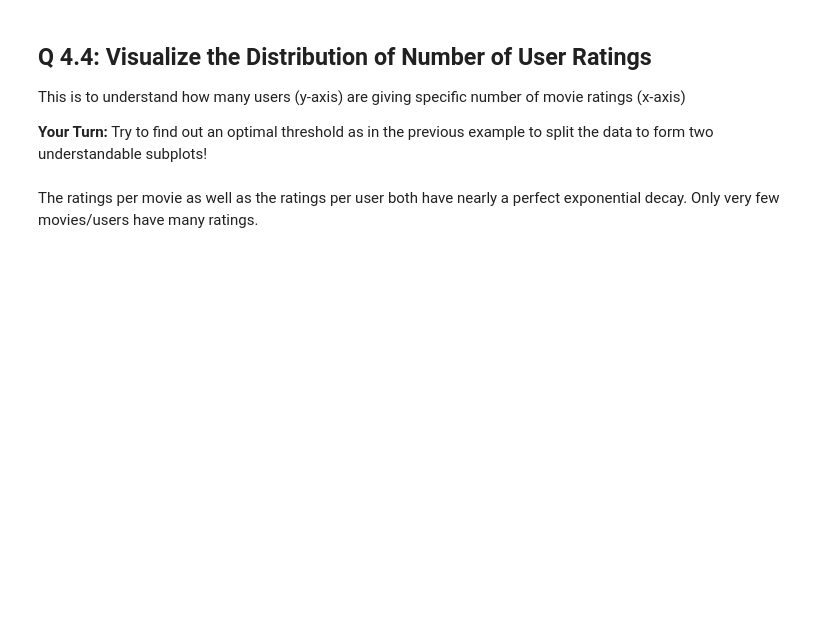
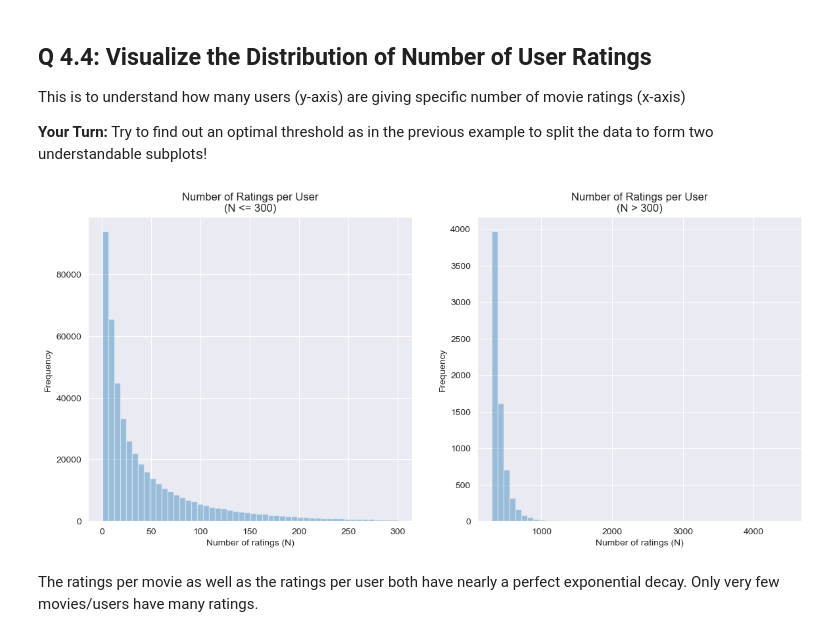
Before and after one commit to kristenvonbecker/miniproject-17.4, a Jupyter notebook: Mini_Project_Recommendation_Systems.ipynb, the cells around one changed output. Saved outputs shown, nothing was run; the diff lists cells and outputs as text; code cells hidden in the pictures; blank space fills up the shorter version.

```diff
--- a/Mini_Project_Recommendation_Systems.ipynb
+++ b/Mini_Project_Recommendation_Systems.ipynb
@@ -211,6 +297,20 @@ sns.distplot(data[data  > 10000], kde=False, ax=ax[1]);
 This is to understand how many users (y-axis) are giving specific number of movie ratings (x-axis)
 
 __Your Turn:__ Try to find out an optimal threshold as in the previous example to split the data to form two understandable subplots!
+# %%
+fig, ax = plt.subplots(1, 2, figsize=(14, 6))
+
+data = df.groupby('User')['Rating'].count()
+sns.distplot(data[data  <= 300], kde=False, ax=ax[0])
+sns.distplot(data[data  > 300], kde=False, ax=ax[1])
+ax[0].set_title('Number of Ratings per User\n(N <= 300)')
+ax[1].set_title('Number of Ratings per User\n(N > 300)')
+for axn in ax.flat:
+    axn.set(xlabel='Number of ratings (N)', ylabel='Frequency')
+    axn.autoscale
+plt.show()
+# %% [output]
+[figure, added]
 # %% [markdown]
 The ratings per movie as well as the ratings per user both have nearly a perfect exponential decay. Only very few movies/users have many ratings.
 # %% [markdown]
```
Also changed, not shown: parts of 8 cells of this notebook.
